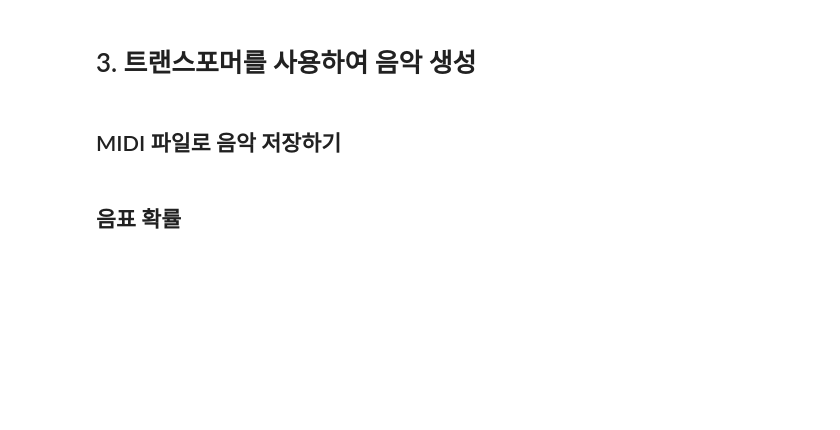
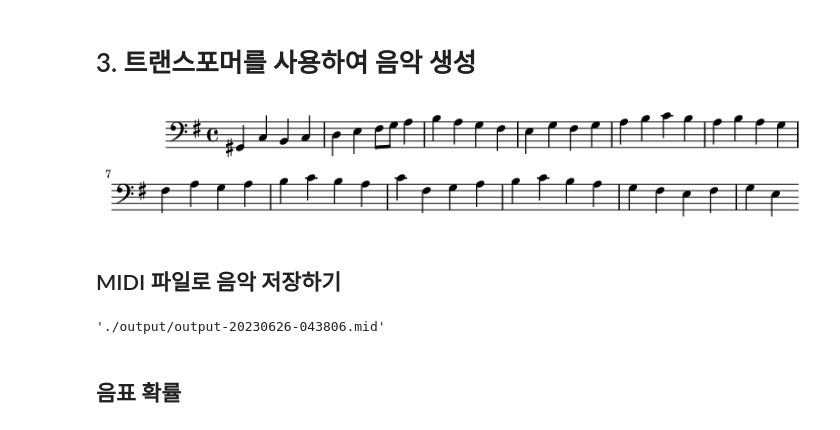
Before and after one commit to rickiepark/Generative_Deep_Learning_2nd_Edition, a Jupyter notebook: notebooks/11_music/01_transformer/transformer.ipynb, the cells around one changed output. Saved outputs shown, nothing was run; the diff lists cells and outputs as text; code cells hidden in the pictures; blank space fills up the shorter version.

```diff
--- a/notebooks/11_music/01_transformer/transformer.ipynb
+++ b/notebooks/11_music/01_transformer/transformer.ipynb
@@ -326,21 +457,16 @@ plt.show()
 note_inputs = layers.Input(shape=(None,), dtype=tf.int32)
 durations_inputs = layers.Input(shape=(None,), dtype=tf.int32)
 note_embeddings = TokenAndPositionEmbedding(
-    notes_vocab_size, EMBEDDING_DIM // 2
-)(note_inputs)
+    notes_vocab_size, EMBEDDING_DIM // 2)(note_inputs)
 duration_embeddings = TokenAndPositionEmbedding(
-    durations_vocab_size, EMBEDDING_DIM // 2
-)(durations_inputs)
+    durations_vocab_size, EMBEDDING_DIM // 2)(durations_inputs)
 embeddings = layers.Concatenate()([note_embeddings, duration_embeddings])
 x, attention_scores = TransformerBlock(
-    N_HEADS, KEY_DIM, EMBEDDING_DIM, FEED_FORWARD_DIM, name="attention"
-)(embeddings)
+    N_HEADS, KEY_DIM, EMBEDDING_DIM, FEED_FORWARD_DIM, name="attention")(embeddings)
 note_outputs = layers.Dense(
-    notes_vocab_size, activation="softmax", name="note_outputs"
-)(x)
+    notes_vocab_size, activation="softmax", name="note_outputs")(x)
 duration_outputs = layers.Dense(
-    durations_vocab_size, activation="softmax", name="duration_outputs"
-)(x)
+    durations_vocab_size, activation="softmax", name="duration_outputs")(x)
 model = models.Model(
     inputs=[note_inputs, durations_inputs],
     outputs=[note_outputs, duration_outputs],  # attention_scores
@@ -488,7 +632,8 @@ class MusicGenerator(callbacks.Callback):
         )
         midi_stream = info[-1]["midi"].chordify()
         print(info[-1]["prompt"])
-        midi_stream.show()
+
+        display(Image(str(midi_stream.write('lily.png'))))
         midi_stream.write(
             "midi",
             fp=os.path.join(
@@ -527,9 +693,11 @@ model.save("./models/model")
 # %%
 info = music_generator.generate(
     ["START"], ["0.0"], max_tokens=50, temperature=0.5
 )
 midi_stream = info[-1]["midi"].chordify()
-midi_stream.show()
+display(Image(str(midi_stream.write('lily.png'))))
+# %% [output]
+[figure, added]
 # %% [markdown]
 ## MIDI 파일로 음악 저장하기
 # %%
@@ -541,6 +709,8 @@ midi_stream.write(
         "output-" + timestr + ".mid",
     ),
 )
+# %% [output]
+'./output/output-20230626-043806.mid'
 # %% [markdown]
 ## 음표 확률
 # %%
```
Also changed, not shown: parts of 21 cells of this notebook.
